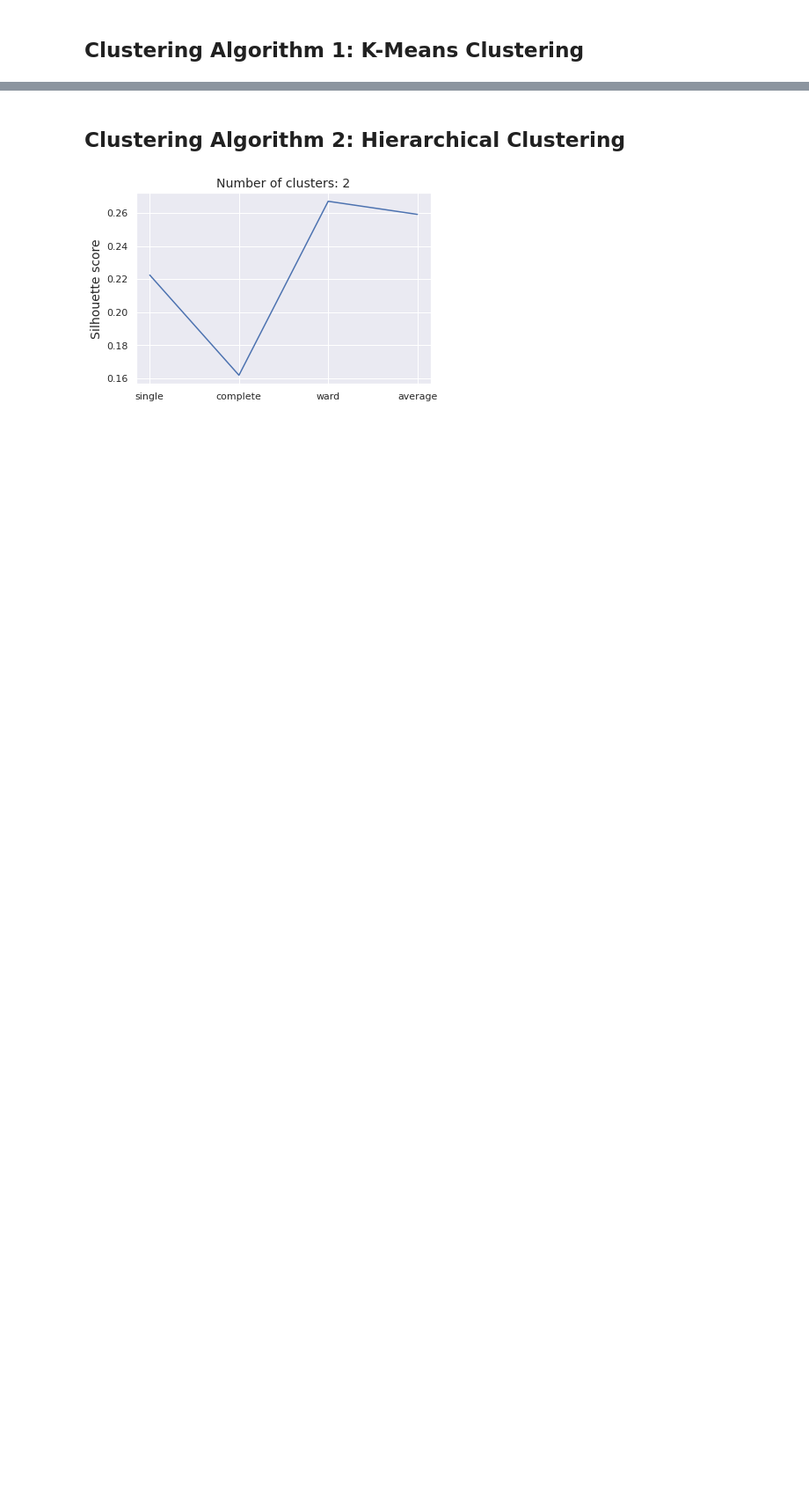
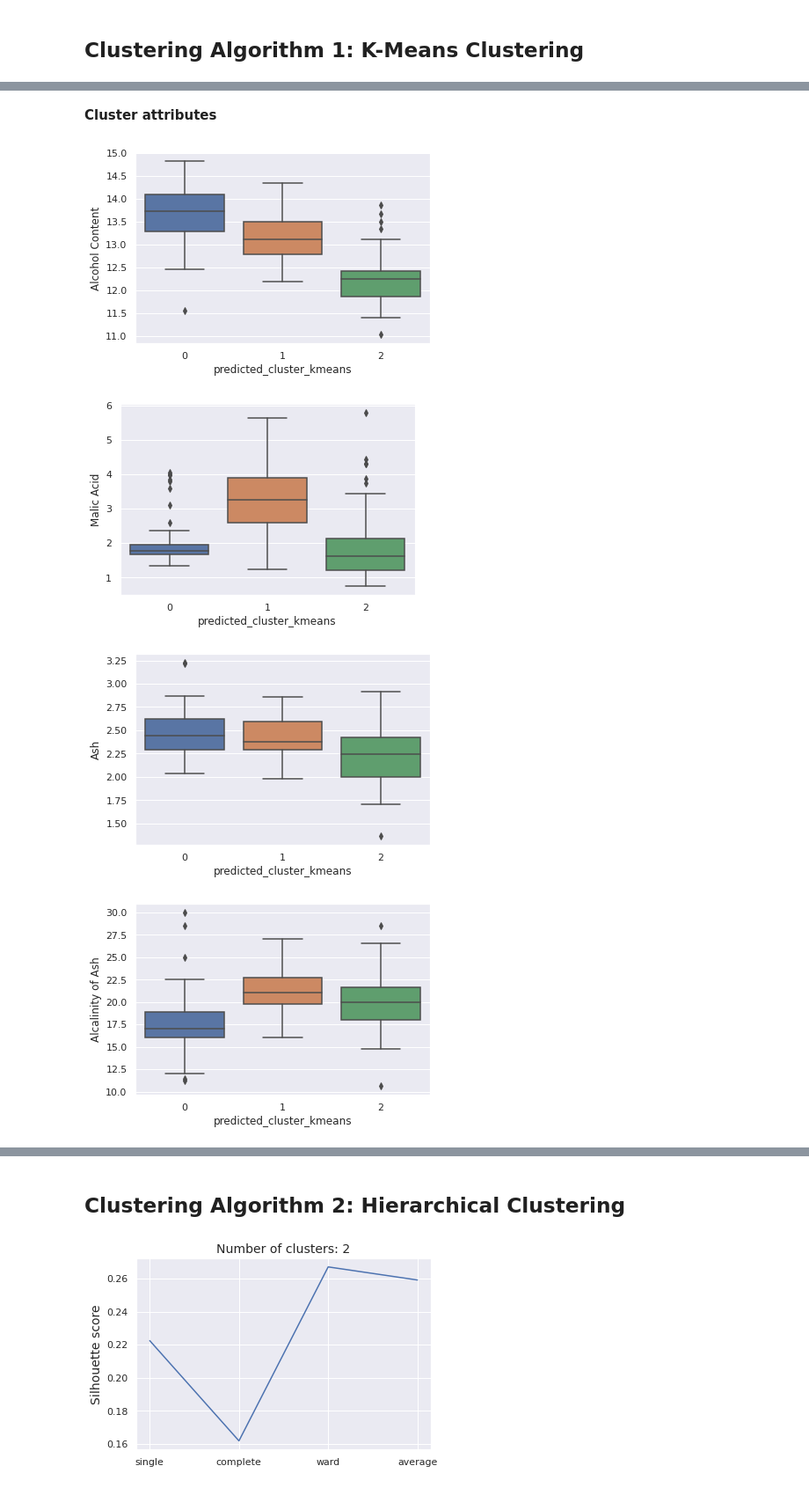
Before and after one commit to wanxing2/Wine-Clustering, a Jupyter notebook: Stat430_Final_Project_Wine.ipynb, the cells around one changed output, grey strips where cells are left out. Shown at 88% size. Saved outputs shown, nothing was run; the diff lists cells and outputs as text; code cells hidden in the pictures; blank space fills up the shorter version.

```diff
--- a/Stat430_Final_Project_Wine.ipynb
+++ b/Stat430_Final_Project_Wine.ipynb
@@ -422,0 +391,11 @@ for n in (2,3,4,5,6):
+# %% [markdown]
+**Cluster attributes**
+# %%
+for col in X:
+  sns.boxplot(df["predicted_cluster_kmeans"], y=df[col])
+  plt.show()
+# %% [output]
+[figure, added]
+[figure, added]
+[figure, added]
+[figure, added]
```
Also changed, not shown: parts of 120 cells of this notebook.
